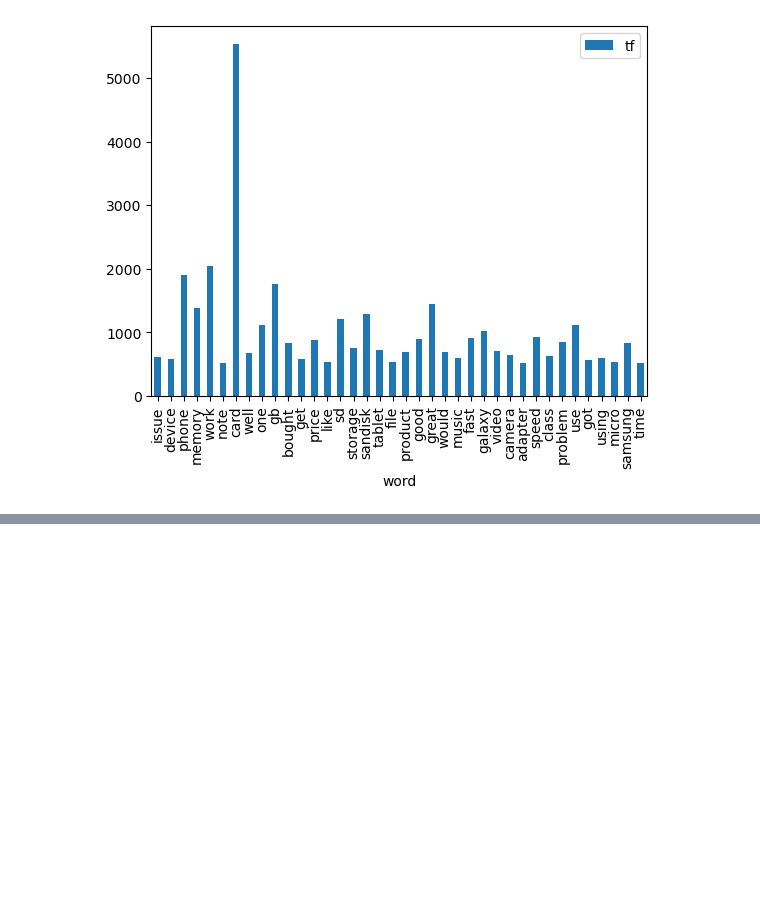
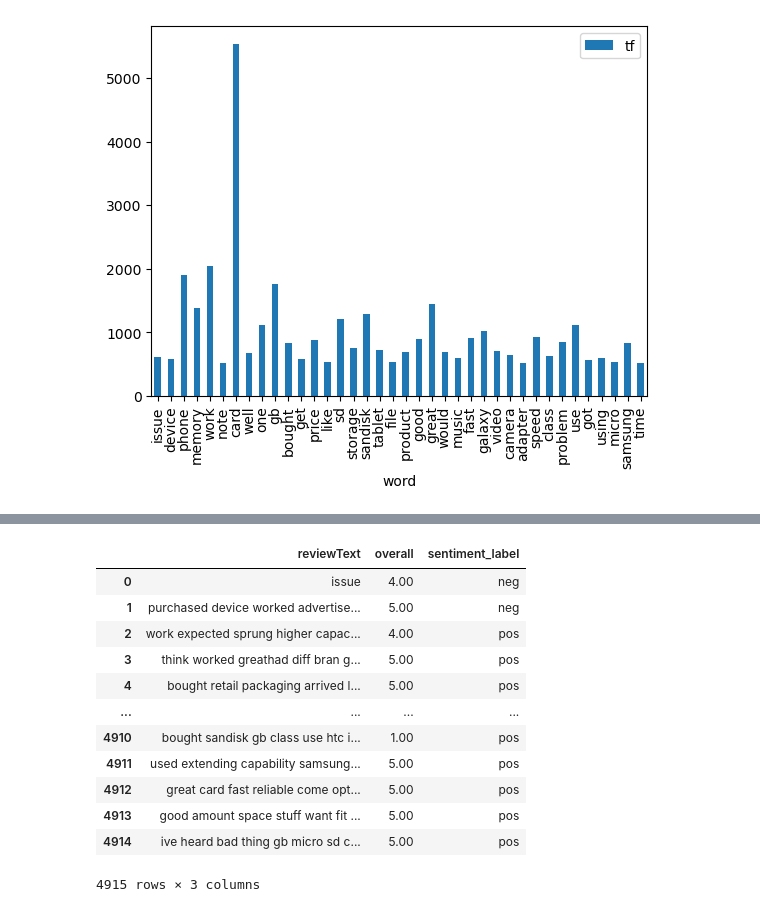
Before and after one commit to anilcemalyasar/NLP101, a Jupyter notebook: nlp_intro.ipynb, the cells around one changed output, grey strips where cells are left out. Cells and saved outputs as stored; diff of their text form; code cells hidden in the pictures; blank space fills up the shorter version.

```diff
--- a/nlp_intro.ipynb
+++ b/nlp_intro.ipynb
@@ -399,0 +447,18 @@ anomalies = df[(df[""])]
+# %%
+df["sentiment_label"] = df["reviewText"].apply(lambda x: "pos" if sia.polarity_scores(x)["compound"] > 0 else "neg")
+# %%
+df[["reviewText", "overall", "sentiment_label"]]
+# %% [output]
+|  | reviewText | overall | sentiment_label |
+| 0 | issue | 4.00 | neg |
+| 1 | purchased device worked advertise... | 5.00 | neg |
+| 2 | work expected sprung higher capac... | 4.00 | pos |
+| 3 | think worked greathad diff bran g... | 5.00 | pos |
+| 4 | bought retail packaging arrived l... | 5.00 | pos |
+| ... | ... | ... | ... |
+| 4910 | bought sandisk gb class use htc i... | 1.00 | pos |
+| 4911 | used extending capability samsung... | 5.00 | pos |
+| 4912 | great card fast reliable come opt... | 5.00 | pos |
+| 4913 | good amount space stuff want fit ... | 5.00 | pos |
+| 4914 | ive heard bad thing gb micro sd c... | 5.00 | pos |
+4915 rows × 3 columns
```
Also changed, not shown: parts of 45 cells of this notebook, 1 other file.
